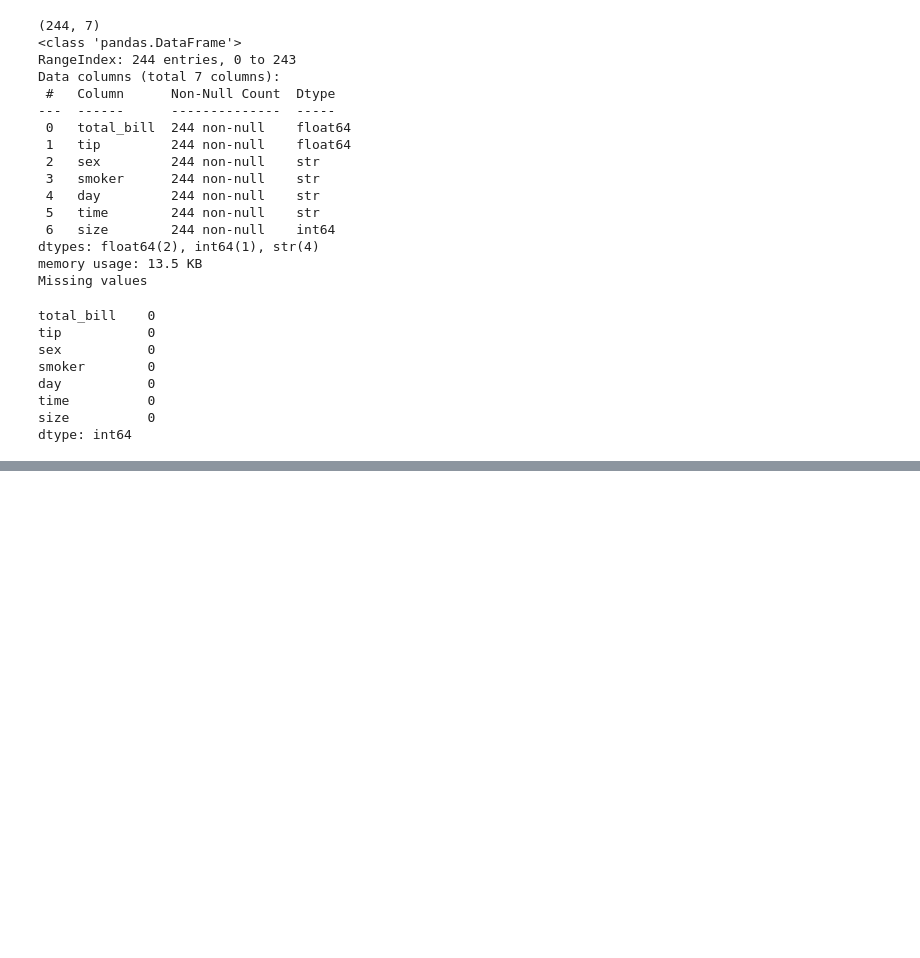
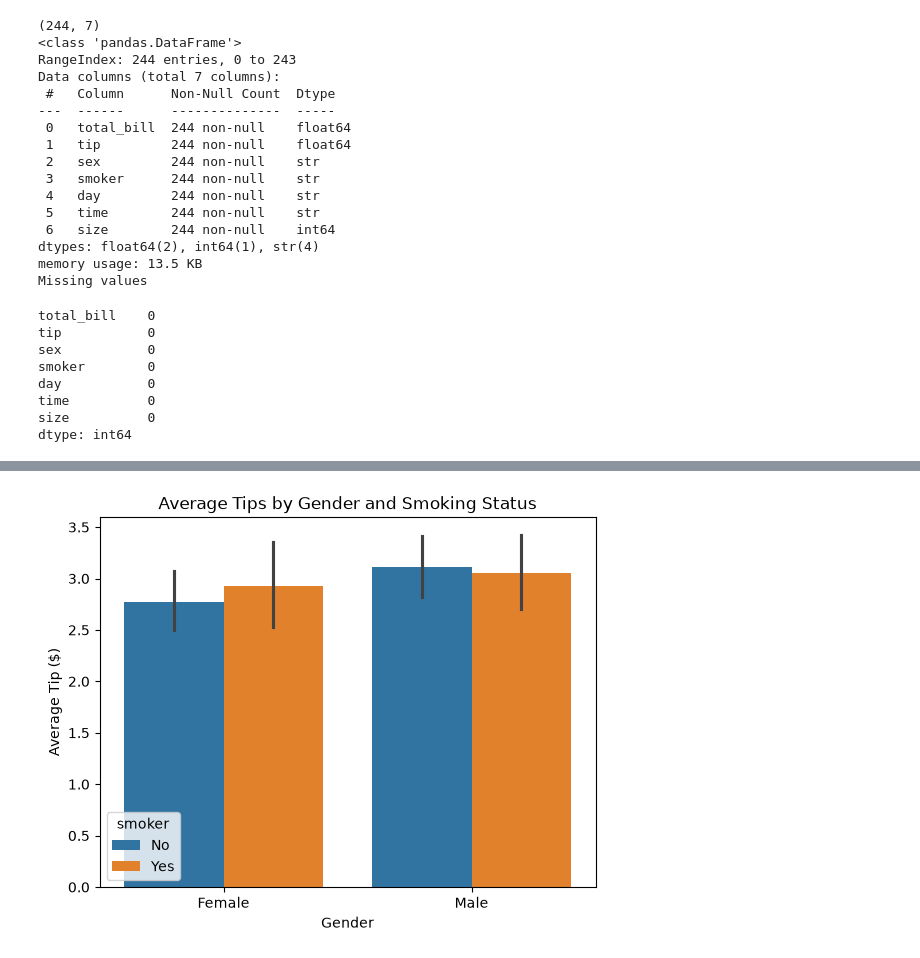
Before and after one commit to sameermakhanii/Python-for-AI-me, a Jupyter notebook: notebooks/Week 3/Day 15/project.ipynb, the cells around one changed output, grey strips where cells are left out. Cells and saved outputs as stored; diff of their text form; code cells hidden in the pictures; blank space fills up the shorter version.

```diff
--- a/notebooks/Week 3/Day 15/project.ipynb
+++ b/notebooks/Week 3/Day 15/project.ipynb
@@ -47,0 +117,15 @@ dtype: int64
+# %%
+#q3 smoking affects tip amount?
+sns.barplot(
+    data=df,
+    x="sex",
+    y="tip",
+    hue="smoker",
+)
+
+plt.title("Average Tips by Gender and Smoking Status")
+plt.xlabel("Gender")
+plt.ylabel("Average Tip ($)")
+plt.show()
+# %% [output]
+[figure, added]
```
Also changed, not shown: parts of 5 cells of this notebook, 1 other file.
